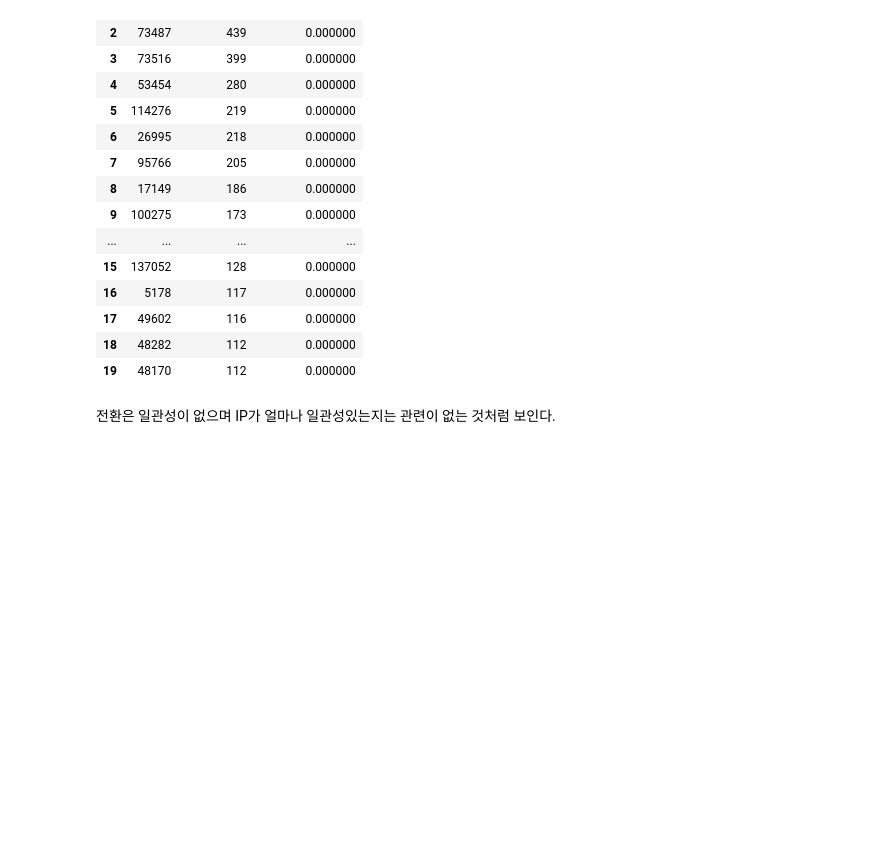
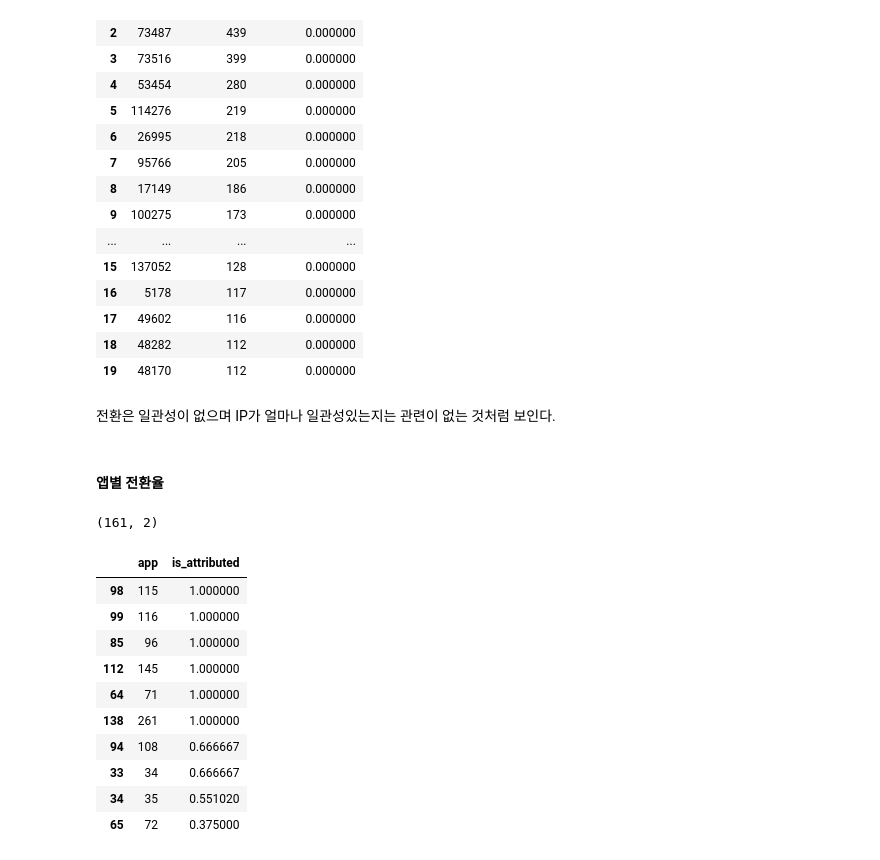
Before and after one commit to corazzon/KaggleStruggle, a Jupyter notebook: talkingdata-adtracking-fraud-detection/ad_fraud_detection_eda.ipynb, the cells around one changed output. Saved outputs shown, nothing was run; the diff lists cells and outputs as text; code cells hidden in the pictures; blank space fills up the shorter version.

```diff
--- a/talkingdata-adtracking-fraud-detection/ad_fraud_detection_eda.ipynb
+++ b/talkingdata-adtracking-fraud-detection/ad_fraud_detection_eda.ipynb
@@ -341,3 +341,26 @@ merge[:20]
 | 19 | 48170 | 112 | 0.000000 |
 # %% [markdown]
 전환은 일관성이 없으며 IP가 얼마나 일관성있는지는 관련이 없는 것처럼 보인다.
+# %% [markdown]
+#### 앱별 전환율
+# %%
+# 인기있는 100개의 앱에 대한 클릭 수
+proportion = sample[['app', 'is_attributed']] \
+            .groupby('app', as_index=False) \
+            .mean() \
+            .sort_values('is_attributed', ascending=False)
+print(proportion.shape)
+proportion[:10]
+# %% [output]
+(161, 2)
+|  | app | is_attributed |
+| 98 | 115 | 1.000000 |
+| 99 | 116 | 1.000000 |
+| 85 | 96 | 1.000000 |
+| 112 | 145 | 1.000000 |
+| 64 | 71 | 1.000000 |
+| 138 | 261 | 1.000000 |
+| 94 | 108 | 0.666667 |
+| 33 | 34 | 0.666667 |
+| 34 | 35 | 0.551020 |
+| 65 | 72 | 0.375000 |
```
Also changed, not shown: parts of 4 cells of this notebook.
